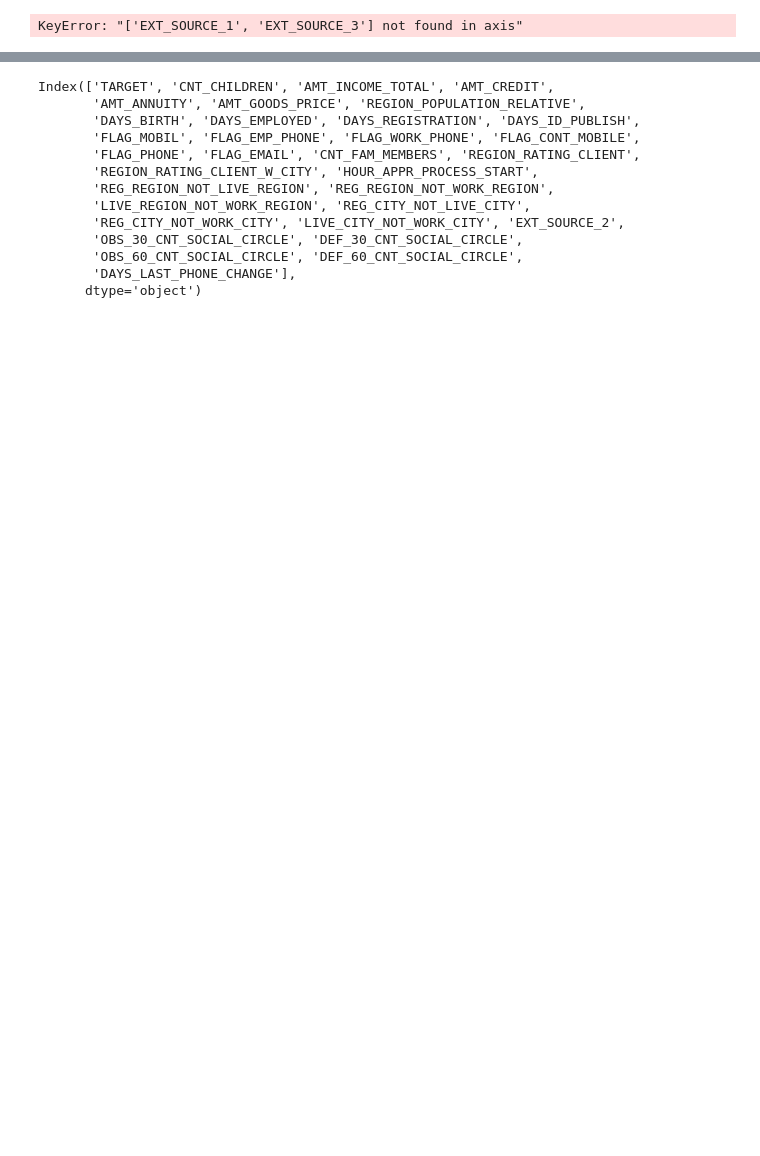
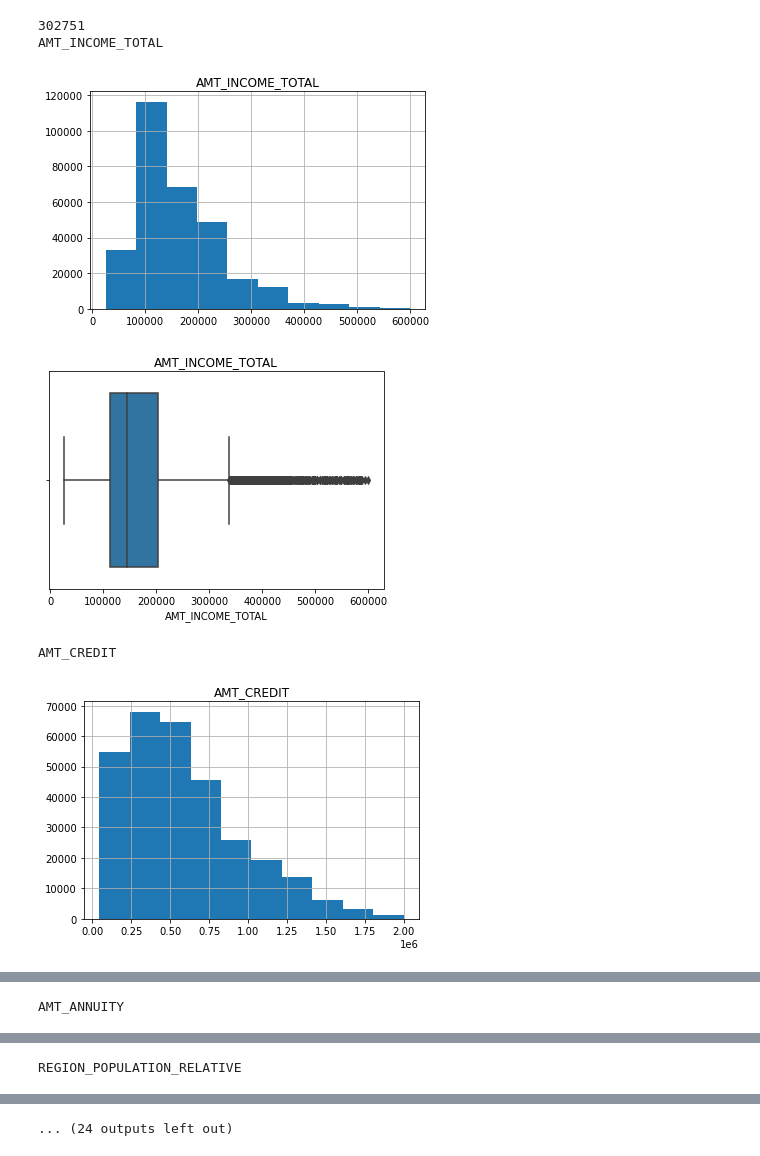
Before and after one commit to A7medAref/Predictive-Analytics-for-Loan-Default-Risk, a Jupyter notebook: src/visualization.ipynb, the cells around one changed output, grey strips where cells are left out. Drawn from its saved outputs; the diff is of its cells as text; code cells hidden in the pictures; blank space fills up the shorter version.

```diff
--- a/src/visualization.ipynb
+++ b/src/visualization.ipynb
@@ -6,18 +6,43 @@ import seaborn as sns
 # %%
 data = get_cleaned_data(convert_categorical=False)
 
+print(len(data))
+
+cols = [
+    'DAYS_LAST_PHONE_CHANGE',
+    'HOUR_APPR_PROCESS_START',
+    'EXT_SOURCE_1',
+    'EXT_SOURCE_2',
+    'EXT_SOURCE_3',
+    'AMT_INCOME_TOTAL',
+    'AMT_CREDIT',
+    'AMT_ANNUITY',
+    'CNT_FAM_MEMBERS',
+    'REGION_POPULATION_RELATIVE',
+    'DAYS_BIRTH',
+    'DAYS_EMPLOYED',
+    'DAYS_REGISTRATION',
+    'DAYS_ID_PUBLISH'
+]
 # show histogram of each column
 for col in data.columns:
+    if data[col].dtype == 'object' or data[col].dtype == 'category' or col not in cols:
+        continue
     print(col)
     # histogram
     plt.figure()
     data[col].hist()
     plt.title(col)
     plt.show()
     # boxplot
     plt.figure()
     sns.boxplot(data[col])
     plt.title(col)
     plt.show()
 # %% [output]
-KeyError: "['EXT_SOURCE_1', 'EXT_SOURCE_3'] not found in axis"
+302751
+AMT_INCOME_TOTAL
+[figure, added]
+[figure, added]
+AMT_CREDIT
+[figure, added]
@@ -23,0 +50 @@ KeyError: "['EXT_SOURCE_1', 'EXT_SOURCE_3'] not found in axis"
+AMT_ANNUITY
@@ -23,0 +53 @@ KeyError: "['EXT_SOURCE_1', 'EXT_SOURCE_3'] not found in axis"
+REGION_POPULATION_RELATIVE
@@ -24,17 +56 @@ KeyError: "['EXT_SOURCE_1', 'EXT_SOURCE_3'] not found in axis"
+... (24 outputs left out)
-# %%
-numerical_categories = data.columns[data.dtypes != 'object']
-print(numerical_categories)
-# %% [output]
-Index(['TARGET', 'CNT_CHILDREN', 'AMT_INCOME_TOTAL', 'AMT_CREDIT',
-       'AMT_ANNUITY', 'AMT_GOODS_PRICE', 'REGION_POPULATION_RELATIVE',
-       'DAYS_BIRTH', 'DAYS_EMPLOYED', 'DAYS_REGISTRATION', 'DAYS_ID_PUBLISH',
-       'FLAG_MOBIL', 'FLAG_EMP_PHONE', 'FLAG_WORK_PHONE', 'FLAG_CONT_MOBILE',
-       'FLAG_PHONE', 'FLAG_EMAIL', 'CNT_FAM_MEMBERS', 'REGION_RATING_CLIENT',
-       'REGION_RATING_CLIENT_W_CITY', 'HOUR_APPR_PROCESS_START',
-       'REG_REGION_NOT_LIVE_REGION', 'REG_REGION_NOT_WORK_REGION',
-       'LIVE_REGION_NOT_WORK_REGION', 'REG_CITY_NOT_LIVE_CITY',
-       'REG_CITY_NOT_WORK_CITY', 'LIVE_CITY_NOT_WORK_CITY', 'EXT_SOURCE_2',
-       'OBS_30_CNT_SOCIAL_CIRCLE', 'DEF_30_CNT_SOCIAL_CIRCLE',
-       'OBS_60_CNT_SOCIAL_CIRCLE', 'DEF_60_CNT_SOCIAL_CIRCLE',
-       'DAYS_LAST_PHONE_CHANGE'],
-      dtype='object')
```
Also changed, not shown: parts of 5 cells of this notebook, 3 other files.
